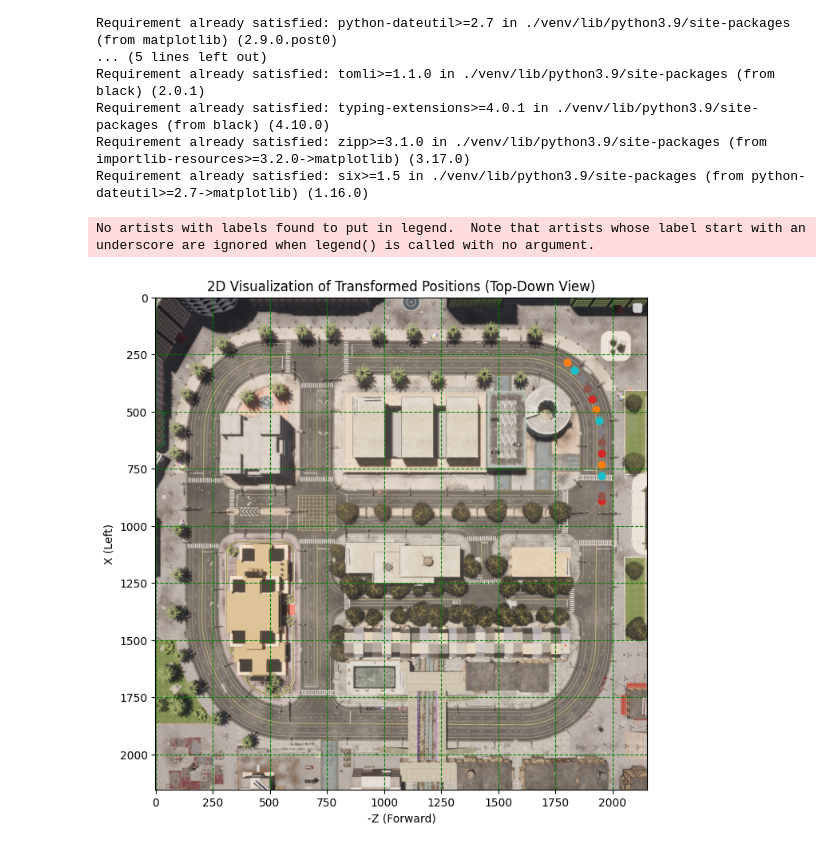
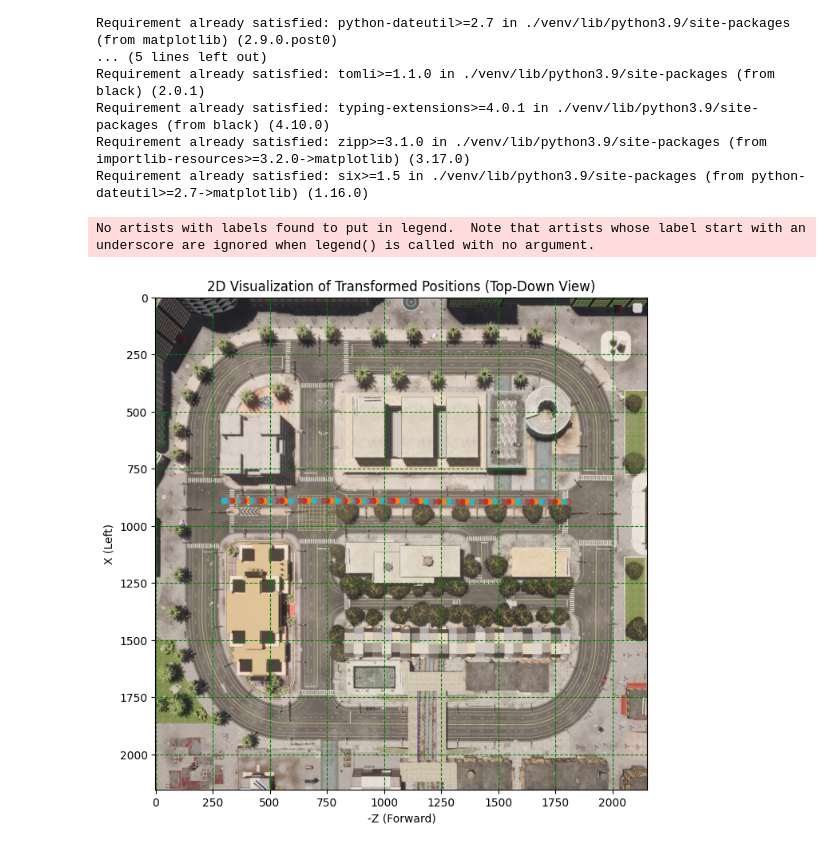
Before and after one commit to tdl1304/carlo, a Jupyter notebook: src/visualizer.ipynb, the cells around one changed output. Saved outputs shown, nothing was run; the diff lists cells and outputs as text; code cells hidden in the pictures.

Commit message:
calibrate visualiser

```diff
--- a/src/visualizer.ipynb
+++ b/src/visualizer.ipynb
@@ -26,11 +26,11 @@ import json
 # %%
 import numpy as np
 import matplotlib.pyplot as plt
-image_name = "map.png"
+image_name = "../map.png"
 
 def plot_transformed_positions(frames):
     plt.figure(figsize=(8, 8))  # Adjust the figsize as needed for a taller plot
-    initial_position = np.array([0, 0, 0, 12.15])  # Assuming the initial position is at the origin
+    initial_position = np.array([0, 0, 0, 8.35])  # Calibrate
     im = plt.imread(image_name)
     implot = plt.imshow(im)
 
@@ -47,7 +47,7 @@ def plot_transformed_positions(frames):
 
 
         # Plot the transformed position + offset
-        plt.scatter([-z+660], [920+x], s=40)
+        plt.scatter([-z+1060], [780+x], s=20) # calibrate
 
     plt.xlabel('-Z (Forward)')
     plt.ylabel('X (Left)')
@@ -58,12 +58,12 @@ def plot_transformed_positions(frames):
     plt.show()
 # %%
 # Read data from transforms.json
-with open('transforms.json') as f:
+with open('../runs/exp_test/0/transforms.json') as f:
     data = json.load(f)
     frames = data["frames"]
 
 # Plot transformed positions
 plot_transformed_positions(frames)
 # %% [output]
 No artists with labels found to put in legend.  Note that artists whose label start with an underscore are ignored when legend() is called with no argument.
-[figure, old version]
+[figure, new version]
```
